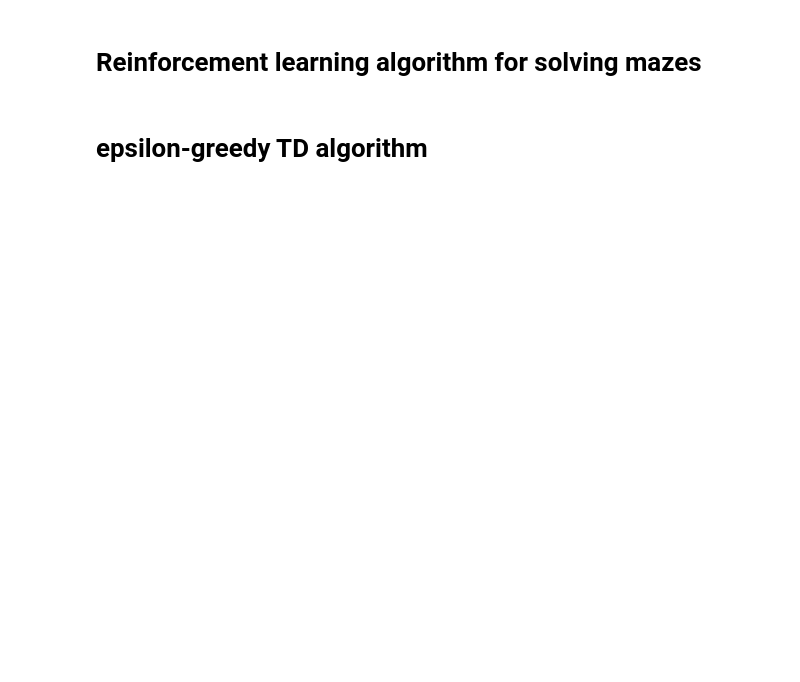
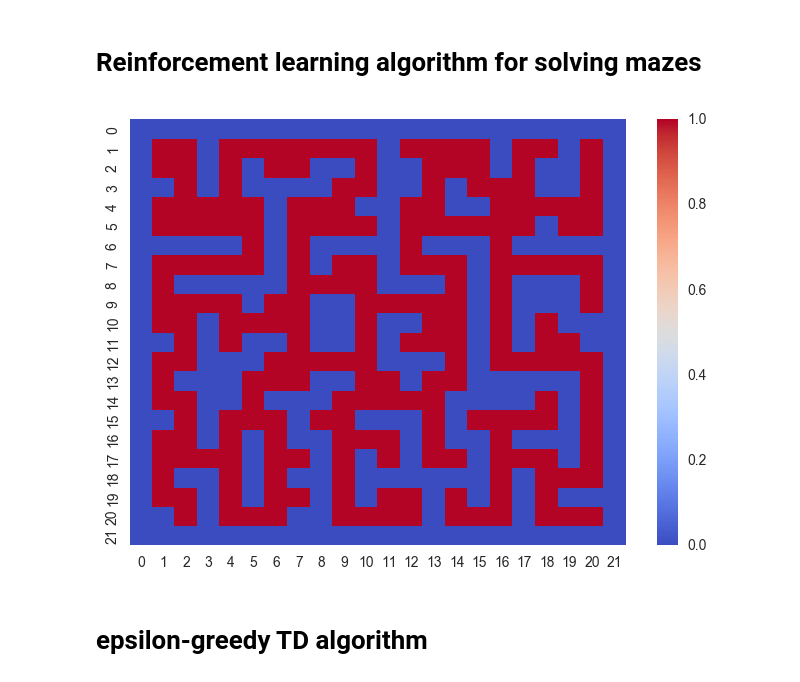
Before and after one commit to tk42/q-elm, a Jupyter notebook: example_q-ELM_test.ipynb, the cells around one changed output. Cells and saved outputs as stored; diff of their text form; code cells hidden in the pictures; blank space fills up the shorter version.

```diff
--- a/example_q-ELM_test.ipynb
+++ b/example_q-ELM_test.ipynb
@@ -30,3 +10,39 @@ G = [10, 10]
+# %%
+# Define a maze
+maze = np.array([
+        [0, 0, 0, 0, 0, 0, 0, 0, 0, 0, 0, 0, 0, 0, 0, 0, 0, 0, 0, 0, 0, 0],
+        [0, 1, 1, 0, 1, 1, 1, 1, 1, 1, 1, 0, 1, 1, 1, 1, 0, 1, 1, 0, 1, 0],
+        [0, 1, 1, 0, 1, 0, 1, 1, 0, 0, 1, 0, 0, 1, 1, 1, 0, 1, 0, 0, 1, 0],
+        [0, 0, 1, 0, 1, 0, 0, 0, 0, 1, 1, 0, 0, 1, 0, 1, 1, 1, 0, 0, 1, 0],
+        [0, 1, 1, 1, 1, 1, 0, 1, 1, 1, 0, 0, 1, 1, 0, 0, 1, 1, 1, 1, 1, 0],
+        [0, 1, 1, 1, 1, 1, 0, 1, 1, 1, 1, 0, 1, 1, 1, 1, 1, 1, 0, 1, 1, 0],
+        [0, 0, 0, 0, 0, 1, 0, 1, 0, 0, 0, 0, 1, 0, 0, 0, 1, 0, 0, 0, 0, 0],
+        [0, 1, 1, 1, 1, 1, 0, 1, 0, 1, 1, 0, 1, 1, 1, 0, 1, 1, 1, 1, 1, 0],
+        [0, 1, 0, 0, 0, 0, 0, 1, 1, 1, 1, 0, 0, 0, 1, 0, 1, 0, 0, 0, 1, 0],
+        [0, 1, 1, 1, 1, 0, 1, 1, 0, 0, 1, 1, 1, 1, 1, 0, 1, 0, 0, 0, 1, 0],
+        [0, 1, 1, 0, 1, 1, 1, 1, 0, 0, 1, 0, 0, 1, 1, 0, 1, 0, 1, 0, 0, 0],
+        [0, 0, 1, 0, 1, 0, 0, 1, 0, 0, 1, 0, 1, 1, 1, 0, 1, 0, 1, 1, 0, 0],
+        [0, 1, 1, 0, 0, 0, 1, 1, 1, 1, 1, 0, 0, 0, 1, 0, 1, 1, 1, 1, 1, 0],
+        [0, 1, 0, 0, 0, 1, 1, 1, 0, 0, 1, 1, 0, 1, 1, 0, 0, 0, 0, 0, 1, 0],
+        [0, 1, 1, 0, 0, 1, 0, 0, 0, 1, 1, 1, 1, 1, 0, 0, 0, 0, 1, 0, 1, 0],
+        [0, 0, 1, 0, 1, 1, 1, 0, 1, 1, 0, 0, 0, 1, 0, 1, 1, 1, 1, 0, 1, 0],
+        [0, 1, 1, 0, 1, 0, 1, 0, 0, 1, 1, 1, 0, 1, 0, 0, 1, 0, 0, 0, 1, 0],
+        [0, 1, 1, 1, 1, 0, 1, 1, 0, 1, 0, 1, 0, 1, 1, 0, 1, 1, 1, 0, 1, 0],
+        [0, 1, 0, 0, 1, 0, 1, 0, 0, 1, 0, 0, 0, 0, 0, 0, 1, 0, 1, 1, 1, 0],
+        [0, 1, 1, 0, 1, 0, 1, 1, 0, 1, 0, 1, 1, 0, 1, 0, 1, 0, 1, 0, 0, 0],
+        [0, 0, 1, 0, 1, 1, 1, 0, 0, 1, 1, 1, 1, 0, 1, 1, 1, 0, 1, 1, 1, 0],
+        [0, 0, 0, 0, 0, 0, 0, 0, 0, 0, 0, 0, 0, 0, 0, 0, 0, 0, 0, 0, 0, 0]
+])
+Bound = maze.shape[0]
+
+# Define start and goal
+S = [1 , 1]
+G = [Bound - 2, Bound - 2]
+# %%
+# show the maze
+seaborn.heatmap(maze, cmap="coolwarm");
+# %% [output]
+[figure, added]
 # %% [markdown]
 # epsilon-greedy TD algorithm
 # %%
```
Also changed, not shown: parts of 7 cells of this notebook, 2 other files.
